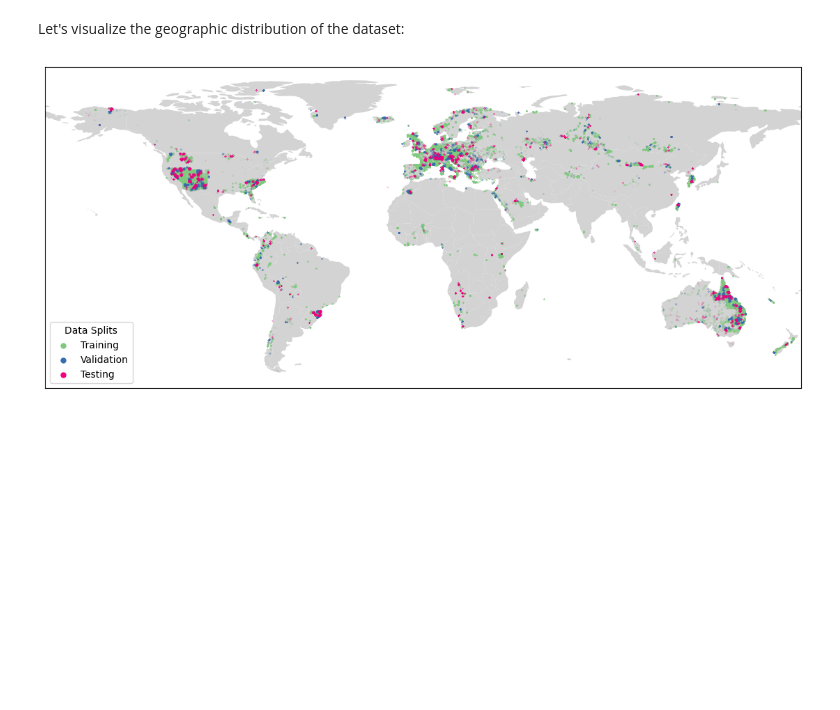
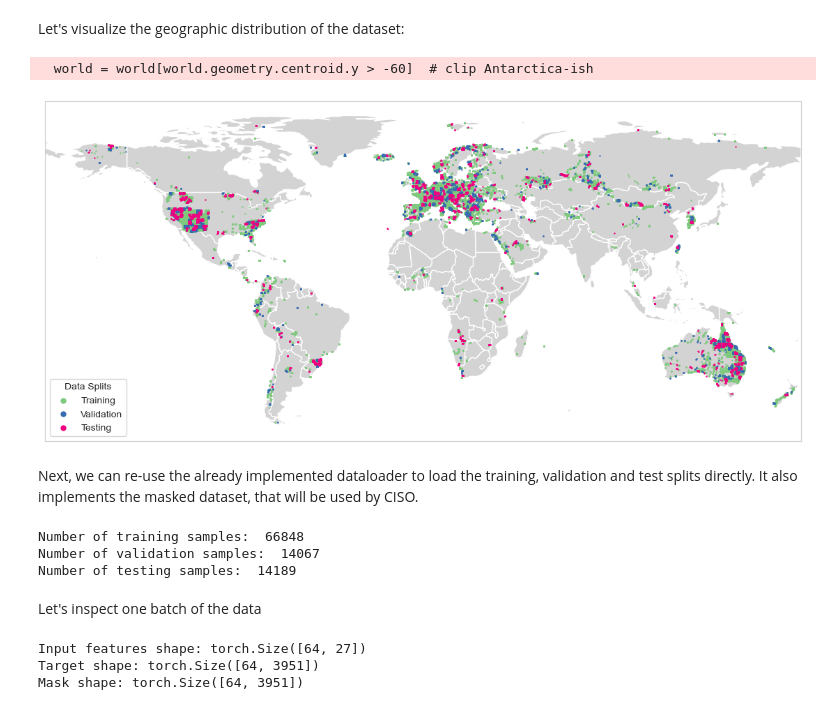
Before and after one commit to RolnickLab/SDMPartialLabels, a Jupyter notebook: getting_started.ipynb, the cells around one changed output. Saved outputs shown, nothing was run; the diff lists cells and outputs as text; code cells hidden in the pictures; blank space fills up the shorter version.

```diff
--- a/getting_started.ipynb
+++ b/getting_started.ipynb
@@ -152,36 +131,61 @@ val_loader = DataLoader(get_torch_dataset({"dataset": "splot"}, data["x_val"], d
 # %% [markdown]
 Let's visualize the geographic distribution of the dataset:
 # %%
-i_lon = data["tabular_names"].index("Longitude")
-i_lat = data["tabular_names"].index("Latitude")
-coordinates = data["tabular_x"][:, [i_lon, i_lat]]
+import pandas as pd
+import matplotlib.pyplot as plt
+import geopandas as gpd
+import seaborn as sns
+from shapely.geometry import Point
 
+# Read coordinates
+df_locations = pd.read_csv("data/sPlotOpen/location_data.csv")
+coordinates = (
+    df_locations[["Longitude", "Latitude"]]
+    .rename(columns={"Longitude": "lon", "Latitude": "lat"})
+    .reset_index(drop=True)
+)
+
+# Read world shapefile
 url = "https://naciscdn.org/naturalearth/110m/cultural/ne_110m_admin_0_countries.zip"
 world = gpd.read_file(url)
-world = world[world.geometry.centroid.y > -60]
+world = world[world.geometry.centroid.y > -60]  # clip Antarctica-ish
+
 fig, ax = plt.subplots(figsize=(14, 12))
-world.plot(ax=ax, color='lightgray')
+world.plot(ax=ax, color="lightgray")
 
-markersize = 0.01
+markersize = 0.5  # 0.01 is basically invisible
 palette = sns.color_palette("Accent")
 
-gdf = gpd.GeoDataFrame(geometry=[Point(lon, lat) for lon, lat in coordinates[train_indices]])
-gdf.plot(ax=ax, color=palette[0], markersize=markersize, label="Training")
-gdf = gpd.GeoDataFrame(geometry=[Point(lon, lat) for lon, lat in coordinates[val_indices]])
-gdf.plot(ax=ax, color=palette[4], markersize=markersize, label="Validation")
-gdf = gpd.GeoDataFrame(geometry=[Point(lon, lat) for lon, lat in coordinates[test_indices]])
-gdf.plot(ax=ax, color=palette[5], markersize=markersize, label="Testing")
+#helper to turn a subset of coordinates into a GeoDataFrame
+def coords_to_gdf(coords_subset):
+    return gpd.GeoDataFrame(
+        geometry=[Point(lon, lat) for lon, lat in zip(coords_subset["lon"], coords_subset["lat"])],
+        crs="EPSG:4326",
+    )
+
+gdf_train = coords_to_gdf(coordinates.iloc[train_split])
+gdf_train.plot(ax=ax, color=palette[0], markersize=markersize, label="Training")
+
+gdf_val = coords_to_gdf(coordinates.iloc[val_split])
+gdf_val.plot(ax=ax, color=palette[4], markersize=markersize, label="Validation")
+
+gdf_test = coords_to_gdf(coordinates.iloc[test_split])
+gdf_test.plot(ax=ax, color=palette[5], markersize=markersize, label="Testing")
 
 ax.grid(False)
 ax.set_xticks([])
 ax.set_yticks([])
 
-legend = ax.legend(loc='lower left', title="Data Splits")
+legend = ax.legend(loc="lower left", title="Data Splits")
 for handle in legend.legend_handles:
     handle.set_sizes([25])  # increase the size of the markers in the legend
+
 ax.margins(0)
 ax.set_ylim((-63, 90))
 
 plt.show()
 # %% [output]
+  world = world[world.geometry.centroid.y > -60]  # clip Antarctica-ish
-[figure, old version]
+[figure, new version]
+# %% [markdown]
+Next, we can re-use the already implemented dataloader to load the training, validation and test splits directly. It also implements the masked dataset, that will be used by CISO.
@@ -187,0 +203,24 @@ plt.show()
+# %%
+print("Number of training samples: ", len(splot_data_loader.train_dataset))
+print("Number of validation samples: ", len(splot_data_loader.val_dataset))
+print("Number of testing samples: ", len(splot_data_loader.test_dataset))
+# %% [output]
+Number of training samples:  66848
+Number of validation samples:  14067
+Number of testing samples:  14189
+# %% [markdown]
+Let's inspect one batch of the data
+# %%
+first_batch = next(iter(splot_train_data))
+
+data = first_batch["data"]
+targets = first_batch["targets"]
+mask = first_batch["mask"]
+
+print("Input features shape:", data.shape)
+print("Target shape:", targets.shape)
+print("Mask shape:", mask.shape)
+# %% [output]
+Input features shape: torch.Size([64, 27])
+Target shape: torch.Size([64, 3951])
+Mask shape: torch.Size([64, 3951])
```
Also changed, not shown: parts of 58 cells of this notebook, 11 other files.
